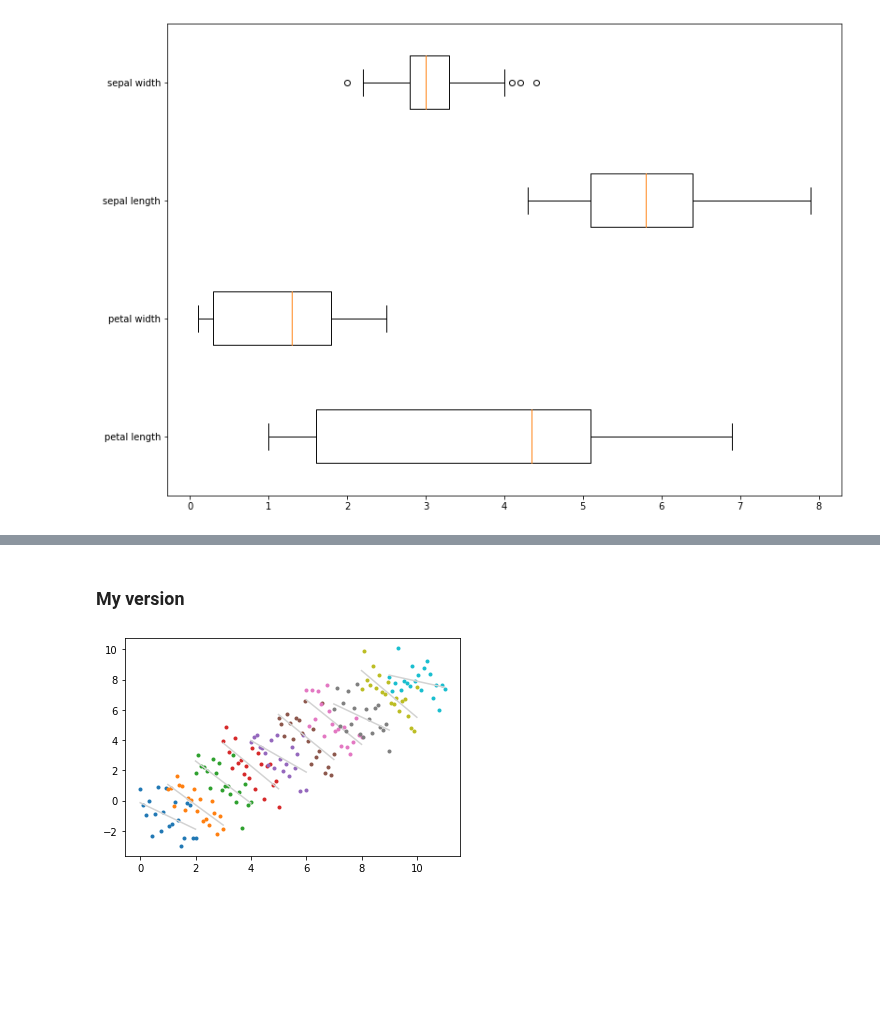
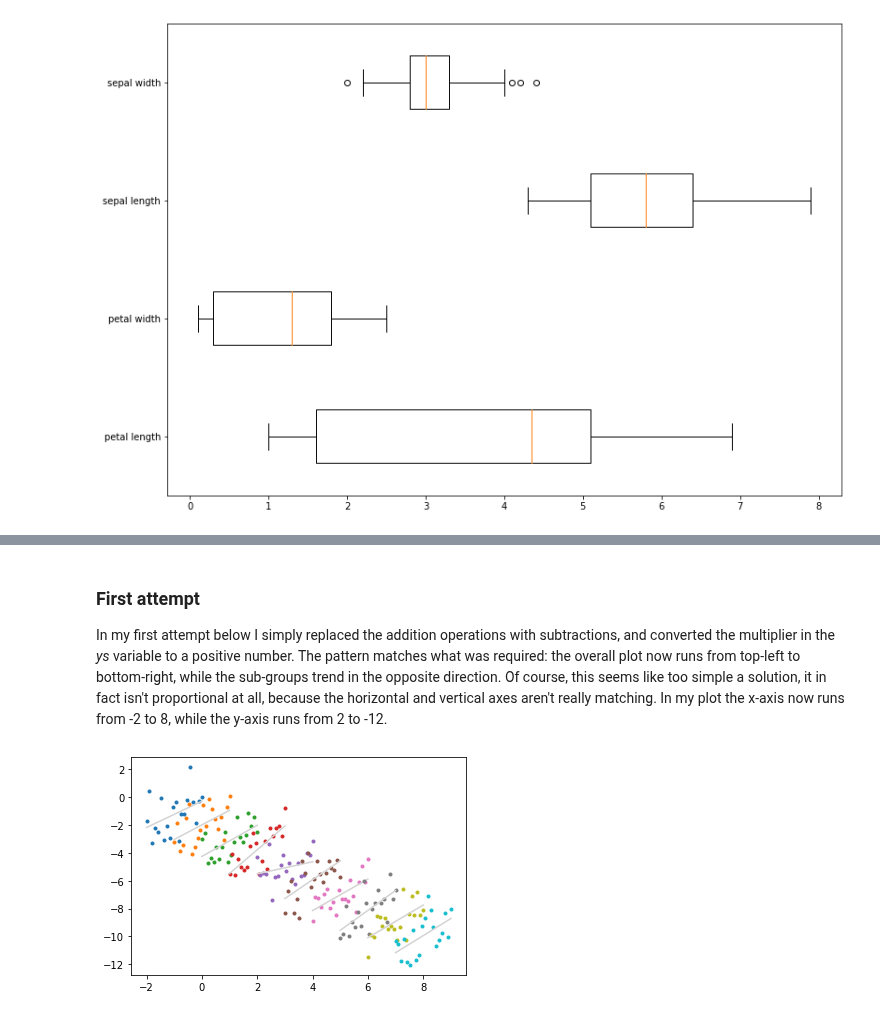
Before and after one commit to kiehozero/atu-fundda2022, a Jupyter notebook: practicals/06-outliers-INC.ipynb, the cells around one changed output, grey strips where cells are left out. Saved outputs shown, nothing was run; the diff lists cells and outputs as text; code cells hidden in the pictures; blank space fills up the shorter version.

Commit message:
first attempt and thoughts

```diff
--- a/practicals/06-outliers-INC.ipynb
+++ b/practicals/06-outliers-INC.ipynb
@@ -106,30 +106,21 @@ for i in range(len(xs)):
 # %% [markdown]
-### My version
+### First attempt
+
+In my first attempt below I simply replaced the addition operations with subtractions, and converted the multiplier in the <i>ys</i> variable to a positive number. The pattern matches what was required: the overall plot now runs from top-left to bottom-right, while the sub-groups trend in the opposite direction. Of course, this seems like too simple a solution, it in fact isn't proportional at all, because the horizontal and vertical axes aren't really matching. In my plot the x-axis now runs from -2 to 8, while the y-axis runs from 2 to -12.
 # %%
-# My version
-
-# Create a series of x vectors, starting between 1 and 3, then 2 and 4, then 3 and 5, and so on
-xs = np.array([np.linspace(i, i + 2.0, 20) for i in range(10)])
-# Create a corresponding series of y vectors, starting between 0 and -2, then 1 an -1, then 2 and 0, and so one
-ys = np.array([-1.0 * xs[i] + 2 * i for i in range(len(xs))])
-# Create global list of x and y values.
+# Create
+xs = np.array([np.linspace(i, i - 2.0, 20) for i in range(10)])
+ys = np.array([1.0 * xs[i] - 2 * i for i in range(len(xs))])
 x = xs.flatten()
 y = ys.flatten()
 
-# Add some noise.
 ys = ys + np.random.normal(0.0, 1.0, ys.shape)
 
-# Same plot but with best fit lines for each category.
 for i in range(len(xs)):
-    # Plot this category.
     plt.plot(xs[i], ys[i], '.')
-    # Fit line to category.
     m, c = np.polyfit(xs[i], ys[i], 1)
-    # Create steadily increasing x range for plot.
     xbestfit = np.linspace(xs[i].min(), xs[i].max(), 50)
-    # Corresponding y values based on best fit line.
     ybestfit = m * xbestfit + c
-    # Plot best fit line for category.
     plt.plot(xbestfit, ybestfit, color='lightgrey');
 # %% [output]
-[figure, old version]
+[figure, new version]
```
Also changed, not shown: parts of 4 cells of this notebook.
